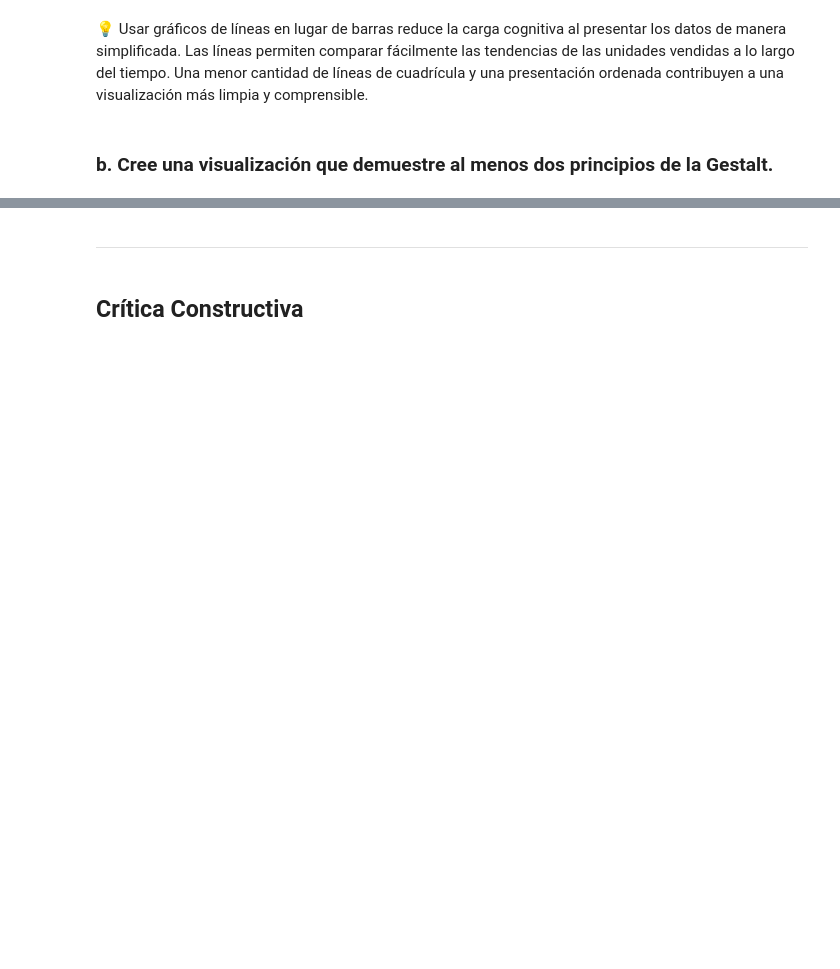
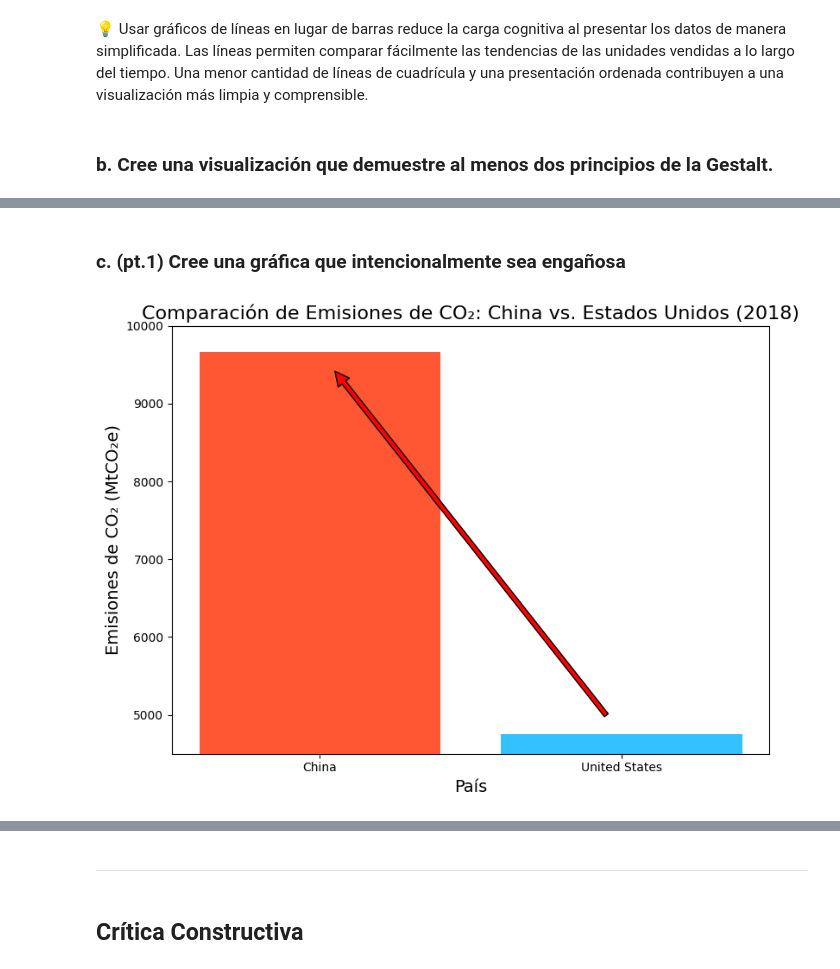
Before and after one commit to UVG-Works-Hub/data-visualization, a Jupyter notebook: visualization.ipynb, the cells around one changed output, grey strips where cells are left out. Drawn from its saved outputs; the diff is of its cells as text; code cells hidden in the pictures; blank space fills up the shorter version.

```diff
--- a/visualization.ipynb
+++ b/visualization.ipynb
@@ -405,0 +422,25 @@ plt.show()
+# %% [markdown]
+### c. (pt.1) Cree una gráfica que intencionalmente sea engañosa
+# %%
+df_filtered = df_long[(df_long['Country'].isin(['China', 'United States'])) &
+                      (df_long['Year'] == 2018)]
+
+plt.figure(figsize=(8, 6))
+
+bars = plt.bar(df_filtered['Country'], df_filtered['Emissions'], color=['#FF5733', '#33C1FF'])
+
+plt.xlabel('País', fontsize=14)
+plt.ylabel('Emisiones de CO₂ (MtCO₂e)', fontsize=14)
+plt.title('Comparación de Emisiones de CO₂: China vs. Estados Unidos (2018)', fontsize=16)
+
+plt.ylim(4500, 10000)   # Aquí anda el truco
+
+plt.annotate('', xy=(0, df_filtered[df_filtered['Country'] == 'China']['Emissions'].values[0]),
+             xytext=(1, df_filtered[df_filtered['Country'] == 'United States']['Emissions'].values[0]),
+             arrowprops=dict(facecolor='red', shrink=0.05))
+
+# Mostrar la gráfica
+plt.tight_layout()
+plt.show()
+# %% [output]
+[figure, added]
```
Also changed, not shown: parts of 13 cells of this notebook.
